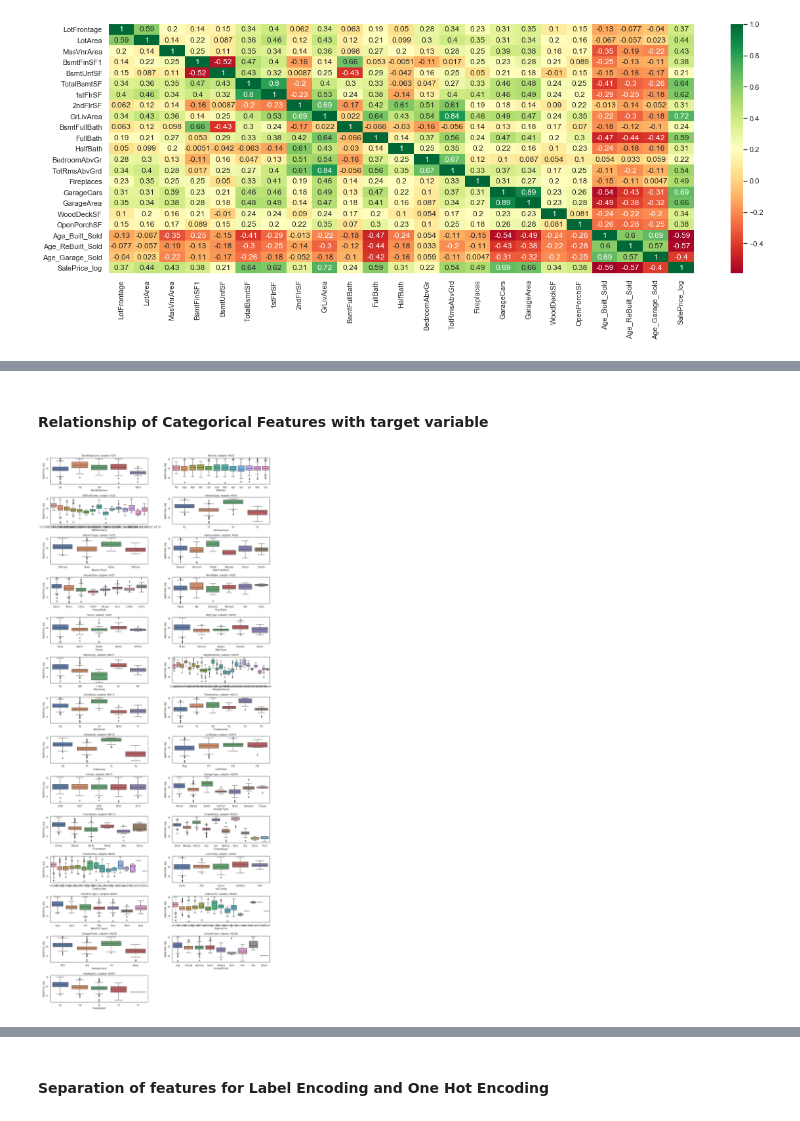
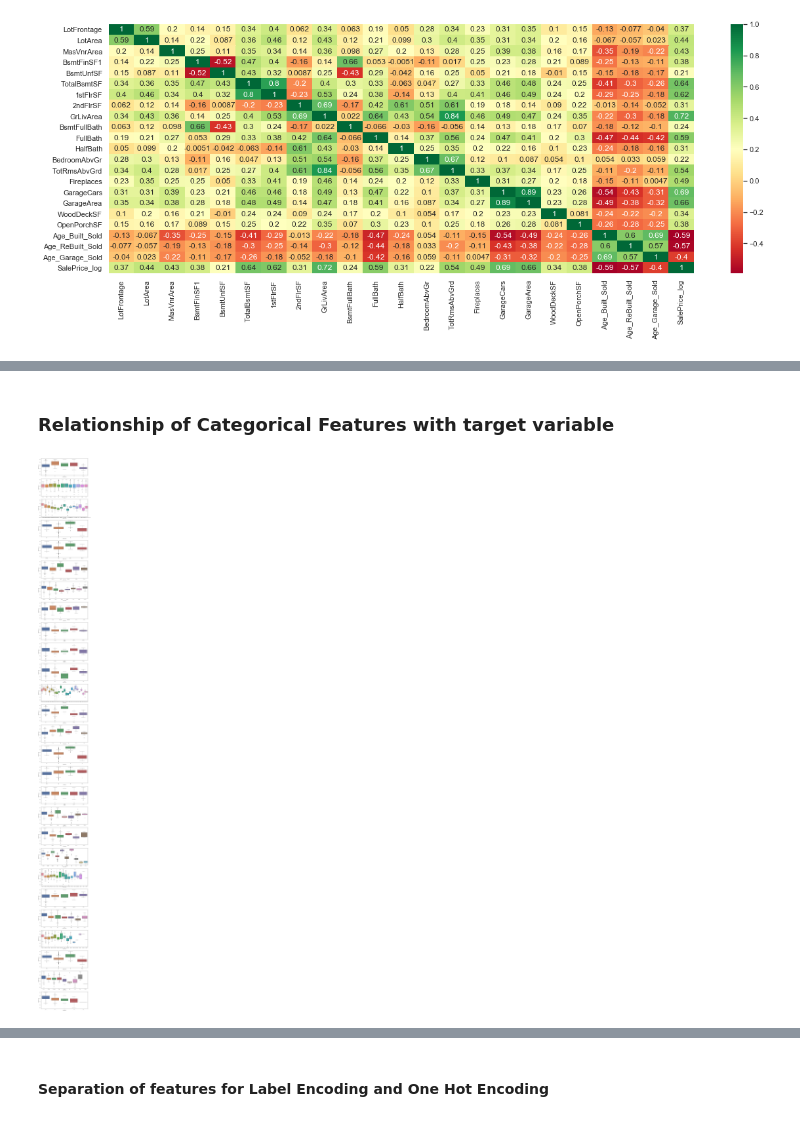
Before and after one commit to lipikapanda/HousePrice_AdvanceRegression, a Jupyter notebook: HousePrice-AdvanceLinearRegression.ipynb, the cells around one changed output, grey strips where cells are left out. Cells and saved outputs as stored; diff of their text form; code cells hidden in the pictures.

```diff
--- a/HousePrice-AdvanceLinearRegression.ipynb
+++ b/HousePrice-AdvanceLinearRegression.ipynb
@@ -425,21 +441,10 @@ sns.heatmap(data[num_col].corr(),annot=True,cmap="RdYlGn")
 # %% [markdown]
-#### Relationship of Categorical Features with target variable
+### Relationship of Categorical Features with target variable
-# %%
-a = 40
-b = 2
-c = 1
-
-fig = plt.figure(figsize=(50,40))
-fig.set_size_inches(15, 100)
-
-for i in cat_col:
-    plt.subplot(a, b, c)
-    plt.title('{}, subplot: {}{}{}'.format(i, a, b, c))
-    plt.xlabel(i)
-    sns.boxplot(data[i], data['SalePrice_log'])
-    c = c + 1
-
-plt.tight_layout()
-plt.show();
-# %% [output]
-[figure, removed]
+# %%
+plt.figure(figsize=(15, 200))
+for i in enumerate(cat_col):
+    plt.subplot(30,1,i[0]+1)
+    sns.boxplot(data=data, x=i[1], y='SalePrice_log')
+plt.show()
+# %% [output]
+[figure, added]
```
Also changed, not shown: parts of 20 cells of this notebook, 2 other files.
